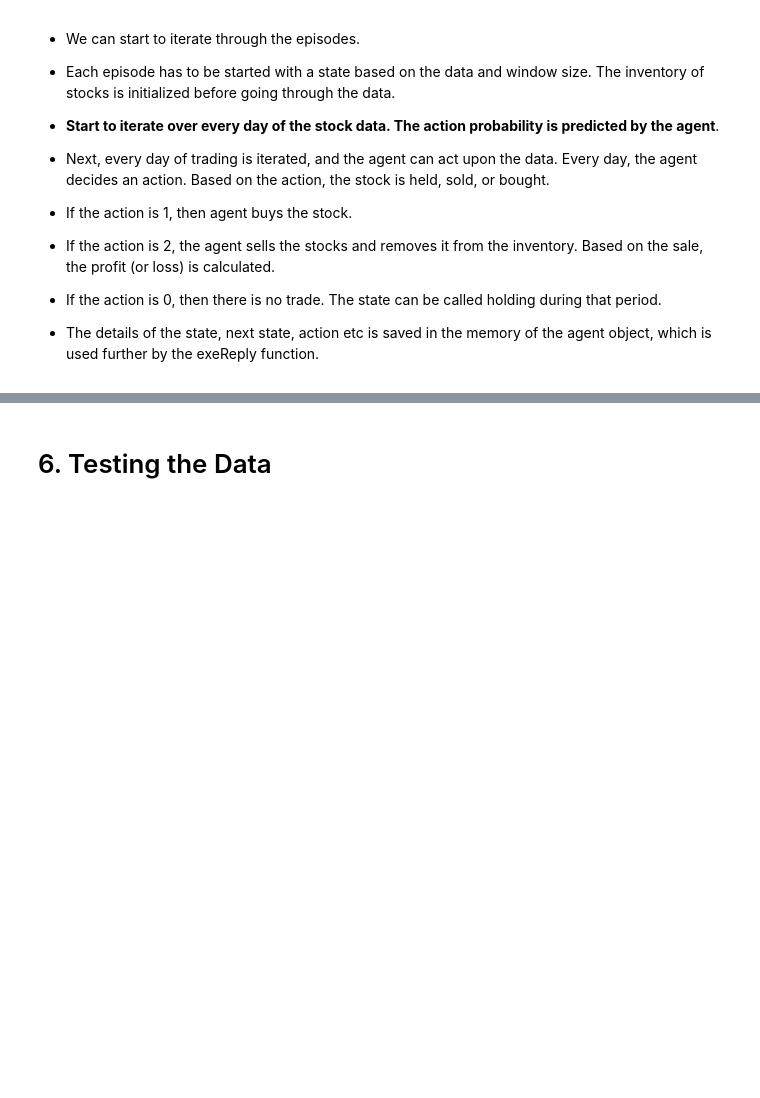
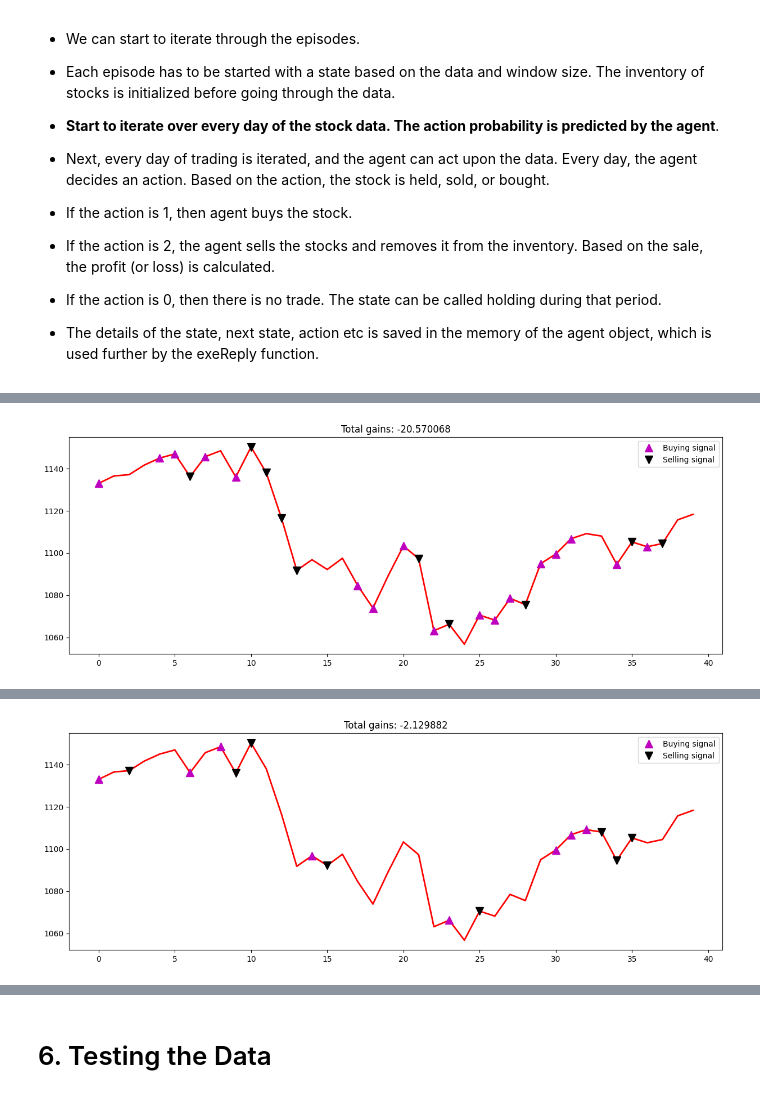
Before and after one commit to GerardAlba/UdAAnaliticaFinancera, a Jupyter notebook: UdAReinforcementLearningBasedTradingStrategy.ipynb, the cells around one changed output, grey strips where cells are left out. Cells and saved outputs as stored; diff of their text form; code cells hidden in the pictures; blank space fills up the shorter version.

```diff
--- a/UdAReinforcementLearningBasedTradingStrategy.ipynb
+++ b/UdAReinforcementLearningBasedTradingStrategy.ipynb
@@ -449,7 +454,7 @@ l = len(data) - 1
 #
 batch_size = 32
 #An episode represents a complete pass over the data.
-episode_count = 10
+episode_count = 1
 
 for e in range(episode_count + 1):
     print("Running episode " + str(e) + "/" + str(episode_count))
@@ -501,0 +522 @@ Running episode 0/10
+[figure, added]
@@ -518,0 +540 @@ Running episode 0/10
+[figure, added]
```
Also changed, not shown: parts of 9 cells of this notebook.
